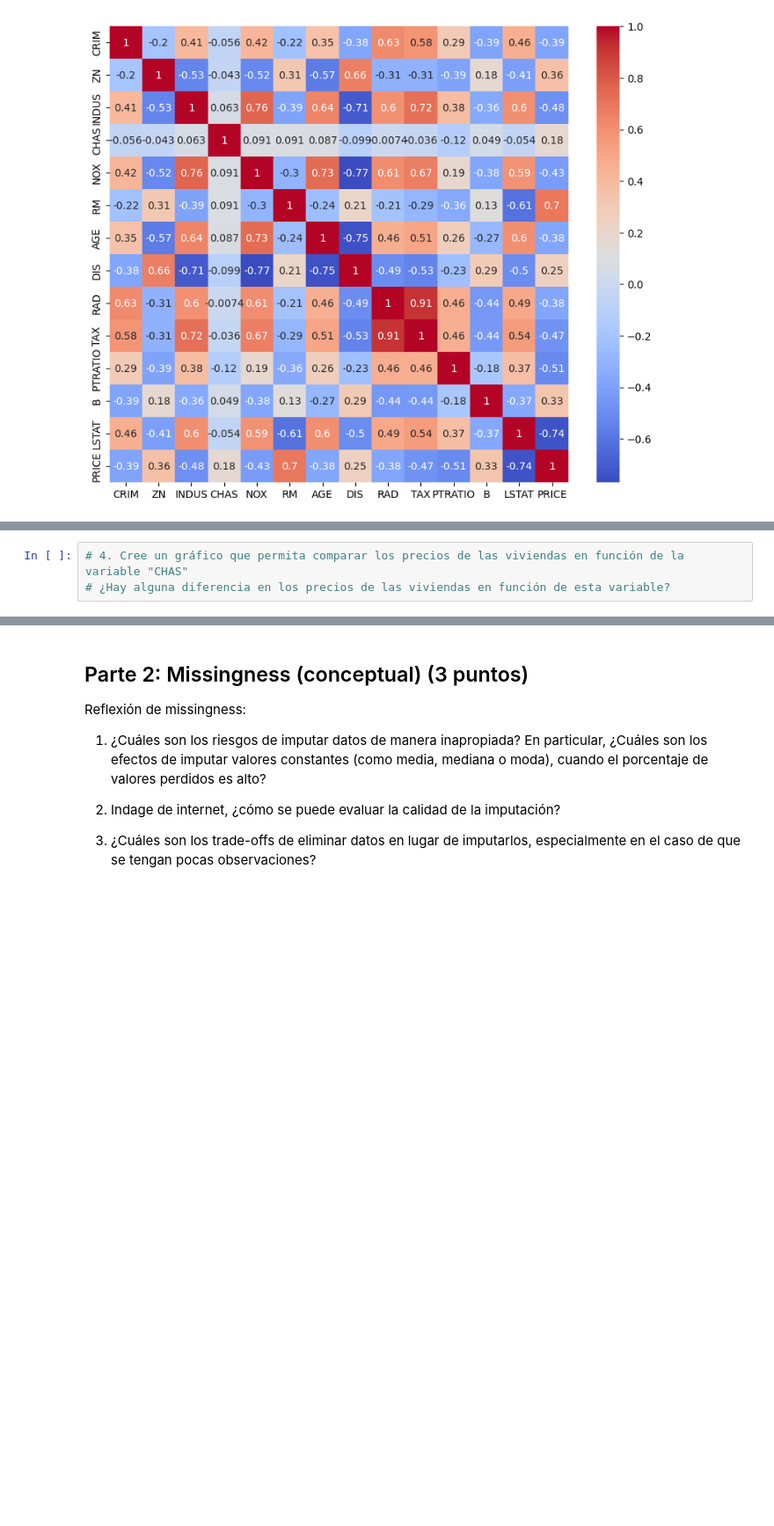
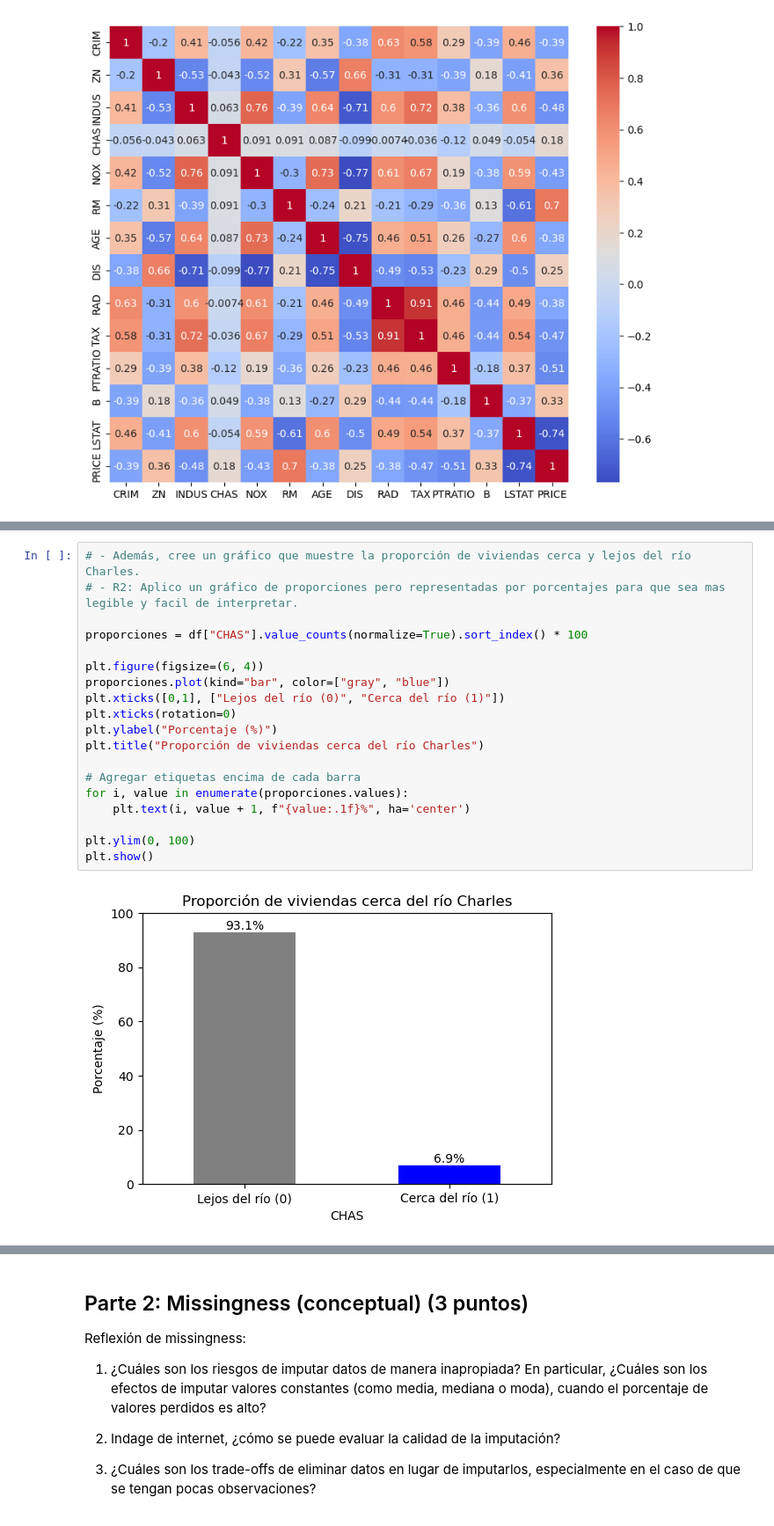
Before and after one commit to Codenid/data-discovery-lab2-eda-missingness-datos-atipicos, a Jupyter notebook: laboratorio_2_alum.ipynb, the cells around one changed output, grey strips where cells are left out. Shown at 88% size. Cells and saved outputs as stored; diff of their text form; blank space fills up the shorter version.

```diff
--- a/laboratorio_2_alum.ipynb
+++ b/laboratorio_2_alum.ipynb
@@ -219,3 +317,21 @@ plt.show()
-# %%
-# 4. Cree un gráfico que permita comparar los precios de las viviendas en función de la variable "CHAS"
-# ¿Hay alguna diferencia en los precios de las viviendas en función de esta variable?
+# %%
+# - Además, cree un gráfico que muestre la proporción de viviendas cerca y lejos del río Charles.
+# - R2: Aplico un gráfico de proporciones pero representadas por porcentajes para que sea mas legible y facil de interpretar.
+
+proporciones = df["CHAS"].value_counts(normalize=True).sort_index() * 100
+
+plt.figure(figsize=(6, 4))
+proporciones.plot(kind="bar", color=["gray", "blue"])
+plt.xticks([0,1], ["Lejos del río (0)", "Cerca del río (1)"])
+plt.xticks(rotation=0)
+plt.ylabel("Porcentaje (%)")
+plt.title("Proporción de viviendas cerca del río Charles")
+
+# Agregar etiquetas encima de cada barra
+for i, value in enumerate(proporciones.values):
+    plt.text(i, value + 1, f"{value:.1f}%", ha='center')
+
+plt.ylim(0, 100)
+plt.show()
+# %% [output]
+[figure, added]
```
Also changed, not shown: parts of 11 cells of this notebook, 3 other files.
